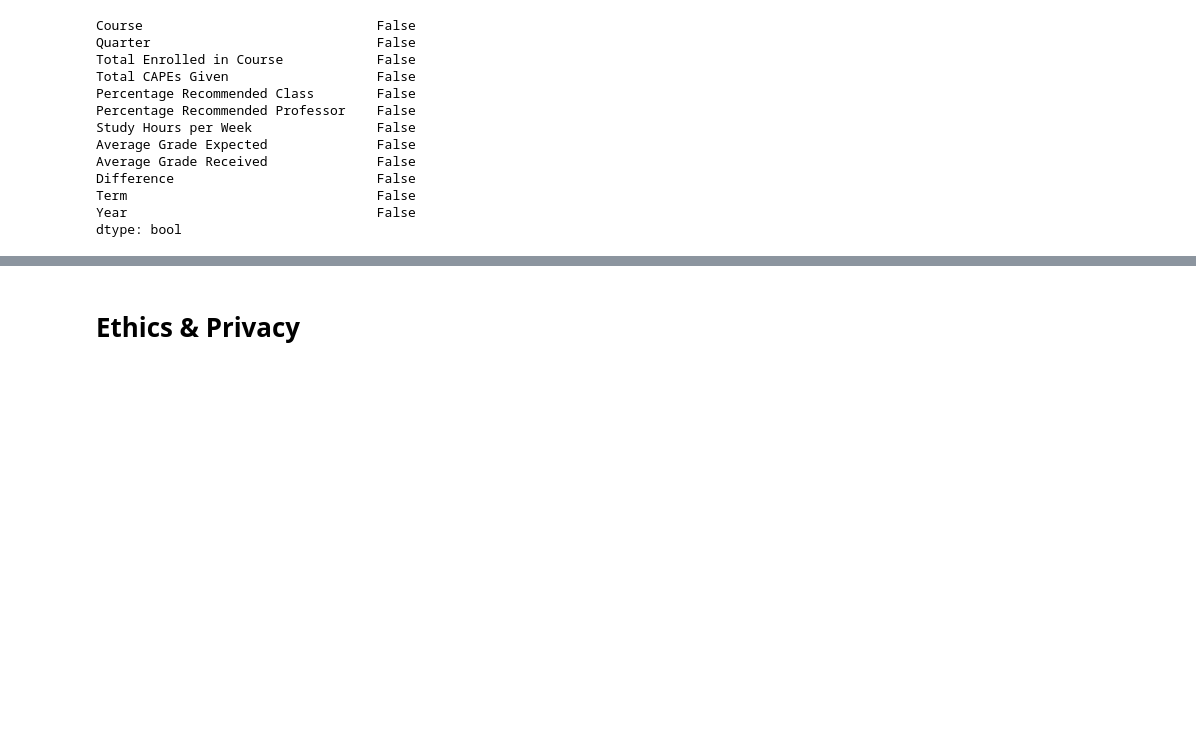
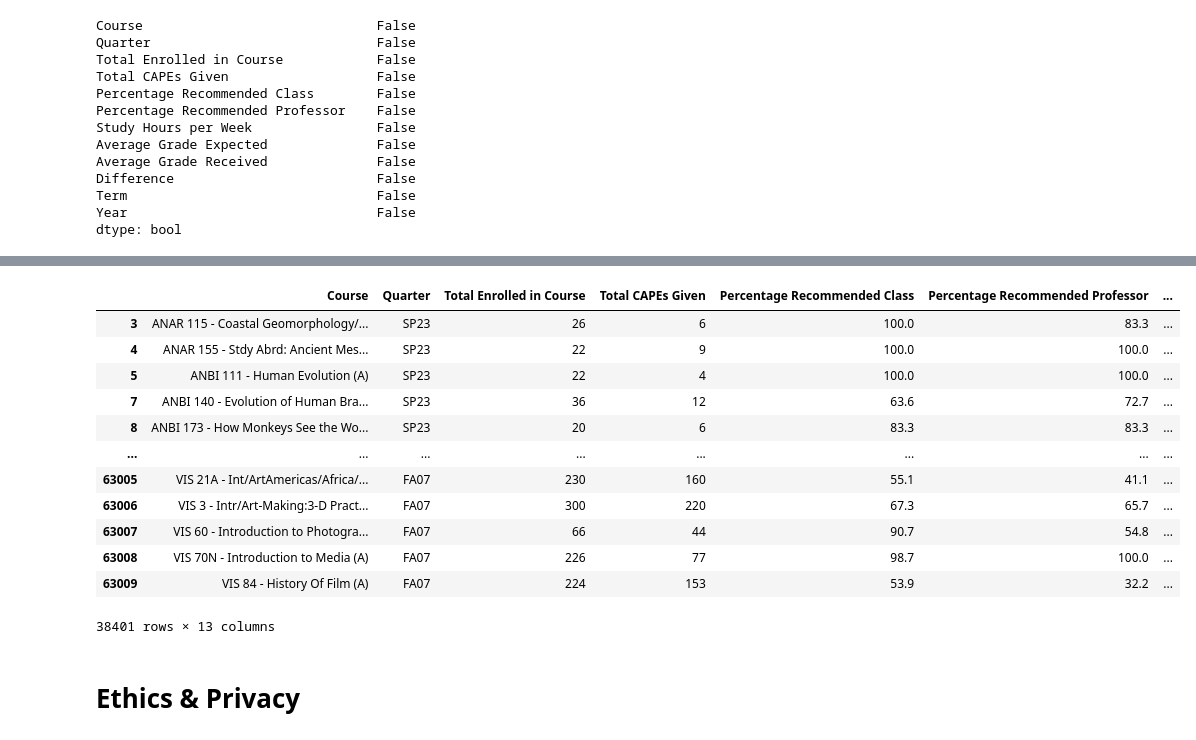
Before and after one commit to pallavisprabhu/UCSD-Capes-Analysis, a Jupyter notebook: DataCheckpoint_Group015_FA23.ipynb, the cells around one changed output, grey strips where cells are left out. Saved outputs shown, nothing was run; the diff lists cells and outputs as text; code cells hidden in the pictures; blank space fills up the shorter version.

Commit message:
categories added

```diff
--- a/DataCheckpoint_Group015_FA23.ipynb
+++ b/DataCheckpoint_Group015_FA23.ipynb
@@ -297,0 +314,22 @@ dtype: bool
+# %%
+#categories given for the top 100 course codes
+#note some classes can be considered both since they are multidiciplinary like COGS
+#classes offered as both BS and CA: COGS, ESYS, HDS, SYN, ICAM
+#unsure due to no information found COSF, cogn, comt, SOCC
+stem_courses = ['MATH', 'CSE', 'CHEM', 'PHYS', 'MAE', 'ECE', 'BILD', 'SE', 'BENG', 'BIPN', 'BIEB', 'NANO'\
+               'DSC','ENG', 'BISP', 'FPMU' ]
+liberal_courses = ['ECON','POLI', 'MGT', 'PSYC', 'VIS', 'SOCI', \
+                   'COGS', 'COMM', 'MUS', 'PHIL', 'SIO', 'TMDV', 'JAPN', 'CHIN', 'EDS', 'MMW', 'ETHN', 'USP', \
+                   'LIGN', 'TDGE', 'ANTH', 'HIUS', 'AWP', 'LTWL', 'DOC', 'FMPH', 'HILD', 'HDP', 'INTL', \
+                   'LSTP', 'HIEA', 'GLBH', 'CGS', 'WCWP', 'TDHT', 'HILA', 'ESYS', 'ANBI', 'HINE', 'COCU', \
+                   'LTKO', 'LIHL', 'RELI', 'COHI', 'ENVR', 'LTCS', 'HDS', 'ANAR', 'LTLA', 'TDTR', 'HITO'\
+                   'LATI', 'TDDR', 'HIAF', 'LTEU', 'TWS', 'DSGN', 'LTRU', 'TDDE', 'ELWR', 'SOCB', 'LAWS'\
+                   'LTCH', 'LTIT']
+# %%
+def course_cat(code):
+    if code in stem_courses:
+        return 'stem'
+    elif code in liberal_courses:
+        return 'liberal'
+    else:
+        return
@@ -298,3 +351,21 @@ dtype: bool
+# %%
+capes_categorized = capes
+capes_categorized['Category'] = capes['Course'].apply(lambda x: x.split(' ')[0]).apply(course_cat)
+capes_categorized[(capes_categorized['Category']=='liberal')|(capes_categorized['Category']=='stem')]
+# %% [output]
+|  | Course | Quarter | Total Enrolled in Course | Total CAPEs Given | Percentage Recommended Class | Percentage Recommended Professor | ... |
+| 3 | ANAR 115 - Coastal Geomorphology/... | SP23 | 26 | 6 | 100.0 | 83.3 | ... |
+| 4 | ANAR 155 - Stdy Abrd: Ancient Mes... | SP23 | 22 | 9 | 100.0 | 100.0 | ... |
+| 5 | ANBI 111 - Human Evolution (A) | SP23 | 22 | 4 | 100.0 | 100.0 | ... |
+| 7 | ANBI 140 - Evolution of Human Bra... | SP23 | 36 | 12 | 63.6 | 72.7 | ... |
+| 8 | ANBI 173 - How Monkeys See the Wo... | SP23 | 20 | 6 | 83.3 | 83.3 | ... |
+| ... | ... | ... | ... | ... | ... | ... | ... |
+| 63005 | VIS 21A - Int/ArtAmericas/Africa/... | FA07 | 230 | 160 | 55.1 | 41.1 | ... |
+| 63006 | VIS 3 - Intr/Art-Making:3-D Pract... | FA07 | 300 | 220 | 67.3 | 65.7 | ... |
+| 63007 | VIS 60 - Introduction to Photogra... | FA07 | 66 | 44 | 90.7 | 54.8 | ... |
+| 63008 | VIS 70N - Introduction to Media (A) | FA07 | 226 | 77 | 98.7 | 100.0 | ... |
+| 63009 | VIS 84 - History Of Film (A) | FA07 | 224 | 153 | 53.9 | 32.2 | ... |
+38401 rows × 13 columns
 # %% [markdown]
 # Ethics & Privacy
 # %% [markdown]
```
Also changed, not shown: parts of 4 cells of this notebook.
